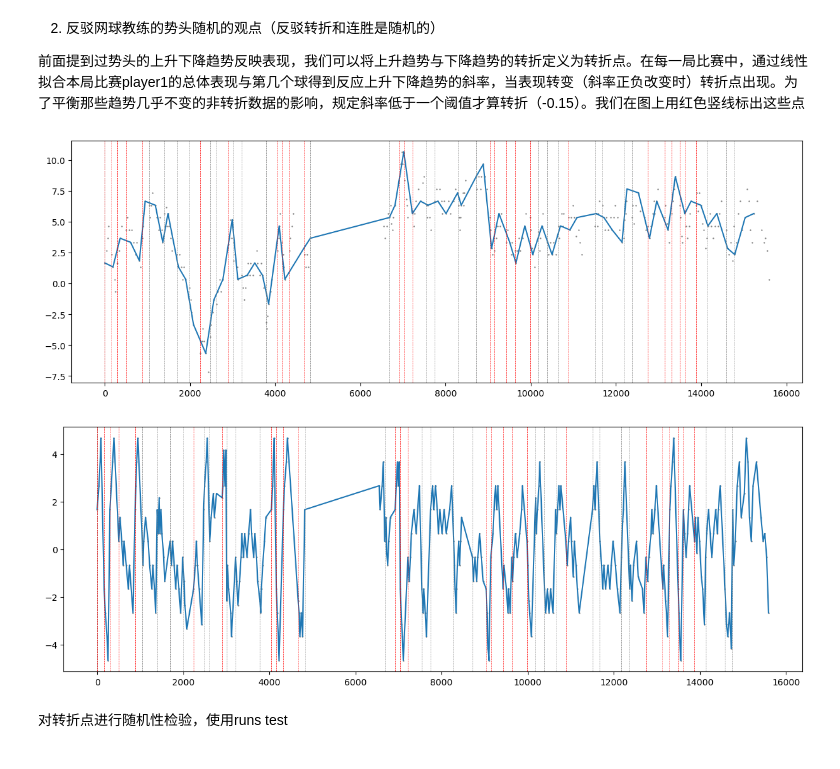
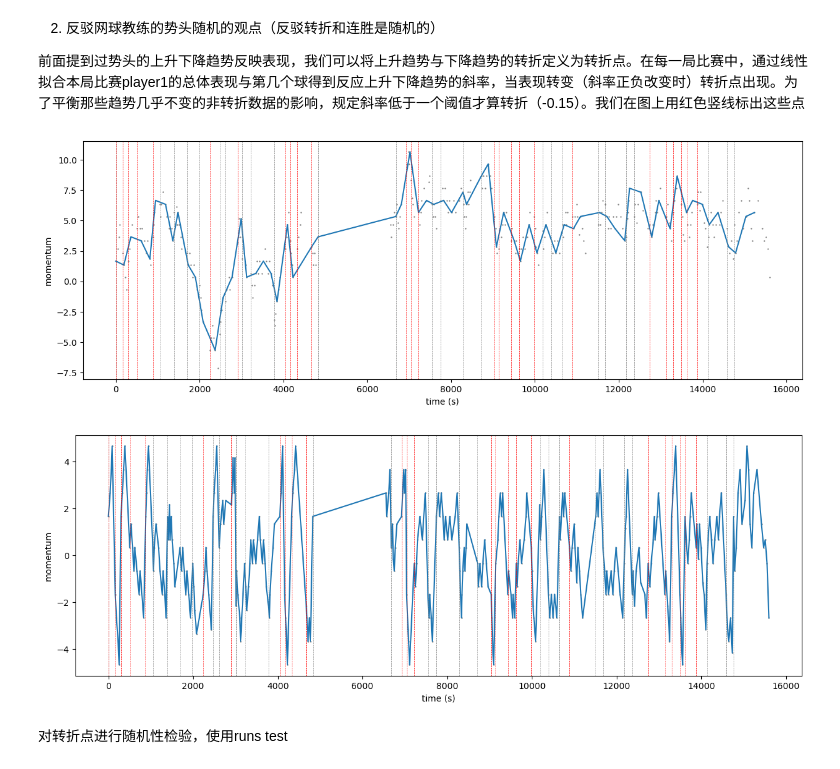
Before and after one commit to Zeauw-cn/mcm-2024, a Jupyter notebook: code/solution.ipynb, the cells around one changed output. Drawn from its saved outputs; the diff is of its cells as text; code cells hidden in the pictures.

```diff
--- a/code/solution.ipynb
+++ b/code/solution.ipynb
@@ -131,20 +130,25 @@ def drawFig(gameData, xyData, exyData, filename):
         ax2.scatter(ax2x, ax2y, s=2,marker='.',c='grey')
         ax1.axhline(0,color='grey',linestyle='--',linewidth=0.5)
         ax2.axhline(0,color='grey',linestyle='--',linewidth=0.5)
+        ax1.set_xlabel('time (s)')
+        ax2.set_xlabel('time (s)')
+        ax1.set_ylabel('momentum')
     else:
         fig0, ax = plt.subplots(figsize=(15, 5))
         ax.scatter(xyData['time'],xyData['momentum'],s=2,marker='.',c='grey')
         ax.plot(exyData['time'],exyData['momentum'])
         ax.axhline(0,color='grey',linestyle='--',linewidth=0.5)
-        # plt.savefig(filename)
+        ax.set_xlabel('time (s)')
+        ax.set_ylabel('momentum')
     gameStart = gameData[(gameData['p1_score'] == 0)&(gameData['p2_score']==0)]['elapsed_time']
     for xAxis in gameStart:
         ax.axvline(xAxis,color='grey',linestyle='--',linewidth=0.5)
     momentum = xyData['momentum']
+    plt.savefig(filename)
     return momentum
-gameData = data[data['match_id'] == 3]
+gameData = data[data['match_id'] == 0]
 xyData, exyData = dataCal(gameData, 5)
-drawFig(gameData, xyData, exyData, 'main_fig.pdf')
+drawFig(gameData, xyData, exyData, 'fig0_0.pdf')
 xyDataGame = pd.DataFrame()
 exyDataGame = pd.DataFrame()
 # 对于每一场比赛的小局
@@ -154,5 +158,5 @@ for i in range(1,np.max(gameData['set_no'])+1):
         xyData, exyData = dataCal(gameDataInGame, 1)
         xyDataGame = pd.concat([xyDataGame, xyData])
         exyDataGame = pd.concat([exyDataGame, exyData])
-drawFig(gameData, xyDataGame, exyDataGame, 'in_game.pdf')
+drawFig(gameData, xyDataGame, exyDataGame, 'fig1_0.pdf')
 # %% [output]
@@ -220,10 +224,10 @@ def matchDataCal(gameData):
     aceData = np.zeros(gameData.shape[0])
     return playerFirst
 
-gameData = data[data['match_id'] == 3]
+gameData = data[data['match_id'] == 0]
 playerFirst = matchDataCal(gameData)
 xyData, exyData = dataCalF(gameData, 5, playerFirst)
-drawFig(gameData, xyData, exyData, 'main_fig_f.pdf')
+drawFig(gameData, xyData, exyData, 'fig2_0.pdf')
 xyDataGame = pd.DataFrame()
 exyDataGame = pd.DataFrame()
 # 对于每一场比赛的小局
@@ -233,5 +237,5 @@ for i in range(1,np.max(gameData['set_no'])+1):
         xyData, exyData = dataCalF(gameDataInGame, 1, playerFirst)
         xyDataGame = pd.concat([xyDataGame, xyData])
         exyDataGame = pd.concat([exyDataGame, exyData])
-momentum = drawFig(gameData, xyDataGame, exyDataGame, 'in_game_f.pdf')
+momentum = drawFig(gameData, xyDataGame, exyDataGame, 'fig3_0.pdf')
 # %% [output]
@@ -243,6 +247,7 @@ momentum = drawFig(gameData, xyDataGame, exyDataGame, 'in_game_f.pdf')
 前面提到过势头的上升下降趋势反映表现，我们可以将上升趋势与下降趋势的转折定义为转折点。在每一局比赛中，通过线性拟合本局比赛player1的总体表现与第几个球得到反应上升下降趋势的斜率，当表现转变（斜率正负改变时）转折点出现。为了平衡那些趋势几乎不变的非转折数据的影响，规定斜率低于一个阈值才算转折（-0.15）。我们在图上用红色竖线标出这些点
 # %%
 gameData = data[data['match_id'] == 3]
+playerFirst = matchDataCal(gameData)
 slope = []
 timelist = [0]
 for i in range(1,np.max(gameData['set_no'])+1):
@@ -264,6 +269,11 @@ def drawFigF(gameData, xyData, exyData, turningPoint, filename):
         breakPoints = np.where(diff > 3600)[0]
     if breakPoints[0] != 0:
         fig0, (ax1, ax2) = plt.subplots(1, 2, sharey=True, figsize=(10, 5))
+        breakPointsGame = 0
+        for i in range(1,len(timelist)):
+            if (timelist[i-1] < xyData['time'].iloc[breakPoints[0]]) & (timelist[i] >= xyData['time'].iloc[breakPoints[0]]):
+                breakPointsGame = i
+        ax1t, ax2t = turningPoint[0:breakPointsGame], turningPoint[breakPointsGame+1:]
         ax1.set_xlim(xyData['time'].min(), xyData['time'].iloc[breakPoints[0]])
         ax2.set_xlim(xyData['time'].iloc[breakPoints[0]+1],xyData['time'].max())
         ax1.spines.right.set_visible(False)
@@ -281,7 +291,6 @@ def drawFigF(gameData, xyData, exyData, turningPoint, filename):
         ax2.scatter(ax2x, ax2y, s=2,marker='.',c='grey')
         ax1.axhline(0,color='grey',linestyle='--',linewidth=0.5)
         ax2.axhline(0,color='grey',linestyle='--',linewidth=0.5)
-        ax1t, ax2t = turningPoint[0:breakPoints[0]], turningPoint[breakPoints[0]+1:]
         for i in range(0,len(ax1t)):
             if ax1t[i] == 1:
                 ax1.axvline(timelist[i],color='red',linestyle='--',linewidth=0.5)
@@ -289,40 +298,43 @@ def drawFigF(gameData, xyData, exyData, turningPoint, filename):
                 ax1.axvline(timelist[i],color='grey',linestyle='--',linewidth=0.5)
         for i in range(0,len(ax2t)):
             if ax2t[i] == 1:
                 ax2.axvline(timelist[-len(ax2t)+i],color='red',linestyle='--',linewidth=0.5)
             else:
                 ax2.axvline(timelist[-len(ax2t)+i],color='grey',linestyle='--',linewidth=0.5)
+        ax1.set_xlabel('time (s)')
+        ax2.set_xlabel('time (s)')
+        ax1.set_ylabel('momentum')
     else:
         fig0, ax = plt.subplots(figsize=(15, 5))
         ax.scatter(xyData['time'],xyData['momentum'],s=2,marker='.',c='grey')
         ax.plot(exyData['time'],exyData['momentum'])
         ax.axvline(0,color='grey',linestyle='--',linewidth=0.5)
         for i in range(0,len(timelist)):
             if turningPoint[i] == 1:
                 ax.axvline(timelist[i],color='red',linestyle='--',linewidth=0.5)
             else:
                 ax.axvline(timelist[i],color='grey',linestyle='--',linewidth=0.5)
-    # plt.savefig(filename)
+        ax.set_xlabel('time (s)')
+        ax.set_ylabel('momentum')
+    plt.savefig(filename)
     momentum = xyData['momentum']
     return momentum
 
-gameData = data[data['match_id'] == 3]
-playerFirst = matchDataCal(gameData)
 xyData, exyData = dataCalF(gameData, 5, playerFirst)
-drawFigF(gameData, xyData, exyData, turningPoint, 'main_fig_fp.pdf')
+drawFigF(gameData, xyData, exyData, turningPoint, 'fig4_3.pdf')
 xyDataGame = pd.DataFrame()
 exyDataGame = pd.DataFrame()
 # 对于每一场比赛的小局
 for i in range(1,np.max(gameData['set_no'])+1):
     for k in range(1,np.max(gameData[gameData['set_no'] == i]['game_no'])+1):
         gameDataInGame = gameData[(gameData['set_no'] == i)&(gameData['game_no'] == k)]
         xyData, exyData = dataCalF(gameDataInGame, 1, playerFirst)
         xyDataGame = pd.concat([xyDataGame, xyData])
         exyDataGame = pd.concat([exyDataGame, exyData])
-momentum = drawFigF(gameData, xyDataGame, exyDataGame, turningPoint, 'in_game_fp.pdf')
+momentum = drawFigF(gameData, xyDataGame, exyDataGame, turningPoint, 'fig5_3.pdf')
 # %% [output]
-[figure, old version]
+[figure, new version]
-[figure, old version]
+[figure, new version]
 # %% [markdown]
 对转折点进行随机性检验，使用runs test
 # %%
```
Also changed, not shown: parts of 9 cells of this notebook, 16 other files.
